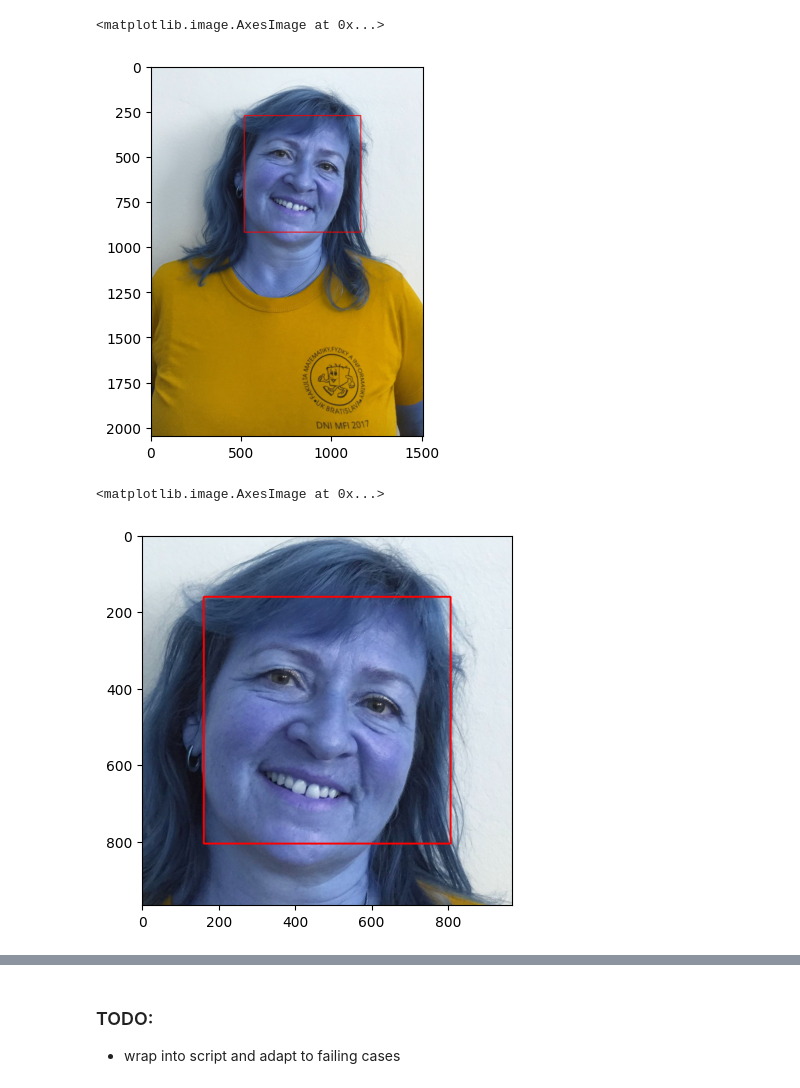
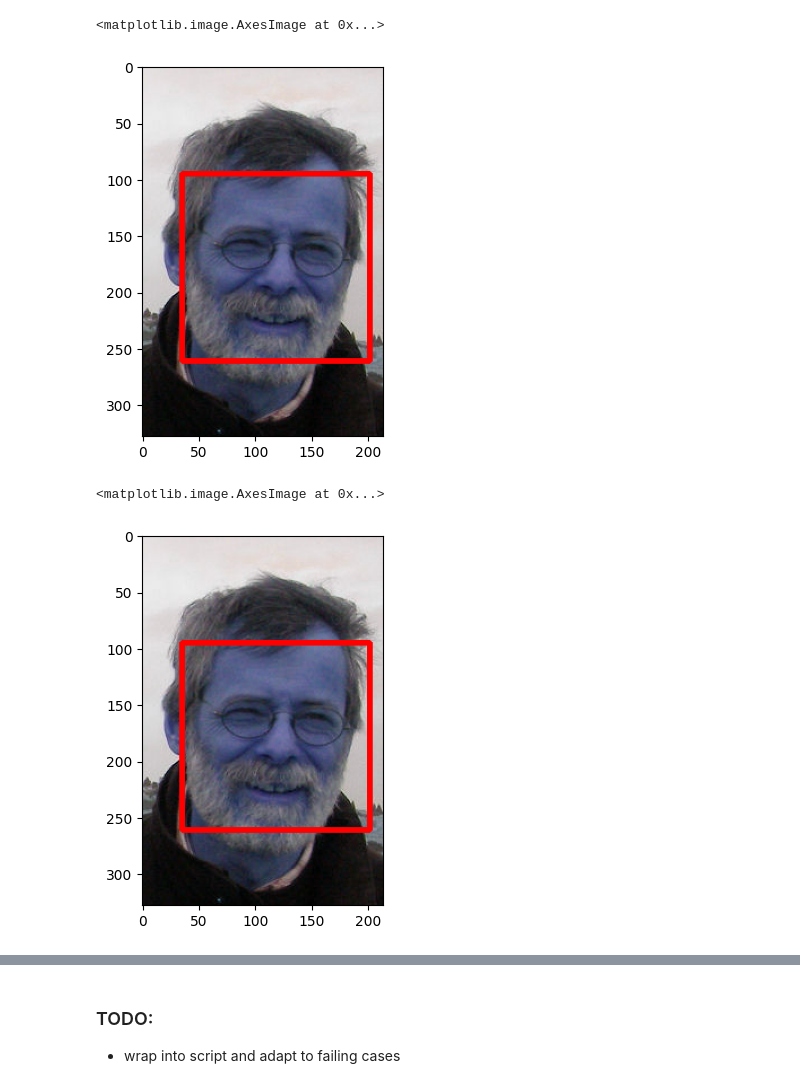
Before and after one commit to vikion/eigenfaces, a Jupyter notebook: face_alignment_demo.ipynb, the cells around one changed output, grey strips where cells are left out. Saved outputs shown, nothing was run; the diff lists cells and outputs as text; code cells hidden in the pictures.

```diff
--- a/face_alignment_demo.ipynb
+++ b/face_alignment_demo.ipynb
@@ -9,6 +9,7 @@ face_cascade = cv2.CascadeClassifier(cv2.data.haarcascades + "haarcascade_fronta
 eye_cascade = cv2.CascadeClassifier(cv2.data.haarcascades + "haarcascade_eye.xml")
 # %%
 img = cv2.imread('./kdmfi-kjp-ktvs-turany/photos/leginusova1-ktvs.jpg')
+img = cv2.imread('./AIN extra/Frantisek Gyarfas.jpg')
 plt.imshow(img)
 # %% [output]
 <matplotlib.image.AxesImage at 0x...>
@@ -25,23 +26,32 @@ cv2.rectangle(img, (x,y) ,(x+w, y+h), (255,0,0), 3)
 plt.imshow(img)
 # %% [output]
 <matplotlib.image.AxesImage at 0x...>
-[figure, old version]
+[figure, new version]
 # %%
 # crop picture to show only head area (detected face and some neighbourhood)
 x , y,  w,  h = face
 center_x, center_y = x + w // 2, y + h // 2
 
 scaling_factor = 1.5
 W = int(w * scaling_factor)
 H = int(h * scaling_factor)
 X = center_x - W//2
 Y = center_y - H//2
 
-cropped_face = img[Y:Y+H, X:X+W]
+pic_height, pic_width = img.shape[:2]
+#pic_height, pic_width = 5, 5
+if X > 0 and Y > 0 and X+W < pic_width and Y+H < pic_height:
+    cropped_face = img[Y:Y + H, X:X + W]
+    face[0] = (W - w) // 2
+    face[1] = (H - h) // 2
+else:
+    cropped_face = img
+
+#cropped_face = img[Y:Y+H, X:X+W]
 plt.imshow(cropped_face)
 # %% [output]
 <matplotlib.image.AxesImage at 0x...>
-[figure, old version]
+[figure, new version]
 # %%
 # adjust detected `face` coords to the new dimensions
 
```
Also changed, not shown: parts of 7 cells of this notebook, 1 other file.
